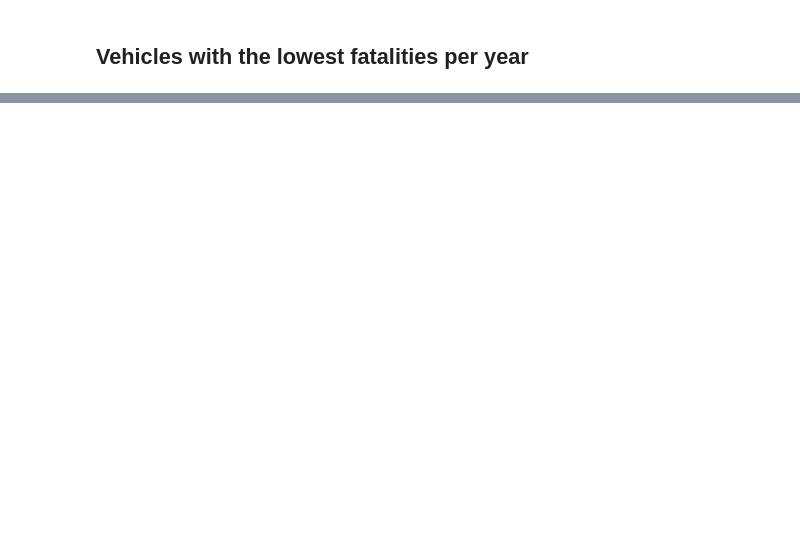
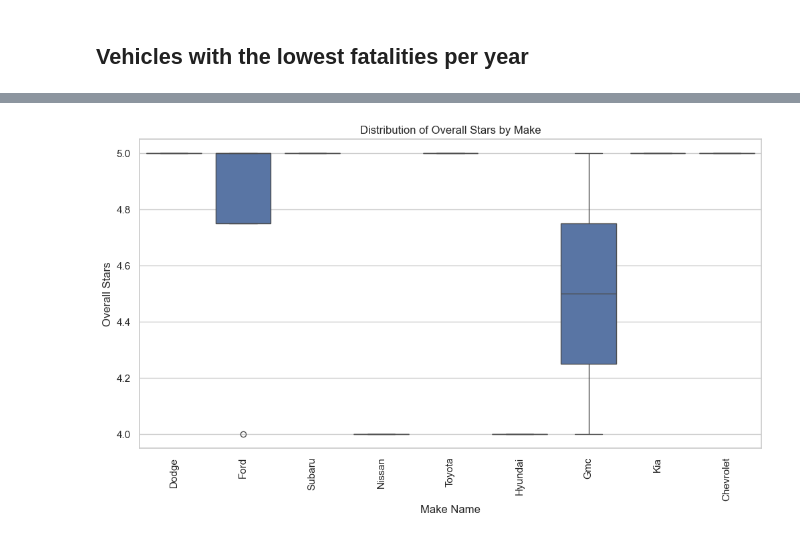
Before and after one commit to ConnorCritchley/GC-Final-Project, a Jupyter notebook: FinalNotebook.ipynb, the cells around one changed output, grey strips where cells are left out. Saved outputs shown, nothing was run; the diff lists cells and outputs as text; code cells hidden in the pictures; blank space fills up the shorter version.

```diff
--- a/FinalNotebook.ipynb
+++ b/FinalNotebook.ipynb
@@ -666,0 +722,11 @@ sql_df.head()
+# %%
+# 1. Boxplot: OVERALL_STARS by MakeName
+plt.figure(figsize=(12, 6))
+sns.boxplot(x='MAKE', y='OVERALL_STARS', data=merged_top_df)
+plt.title('Distribution of Overall Stars by Make')
+plt.xlabel('Make Name')
+plt.ylabel('Overall Stars')
+plt.xticks(rotation=90)  # Rotate make names for better visibility
+plt.show()
+# %% [output]
+[figure, added]
```
Also changed, not shown: parts of 9 cells of this notebook.
